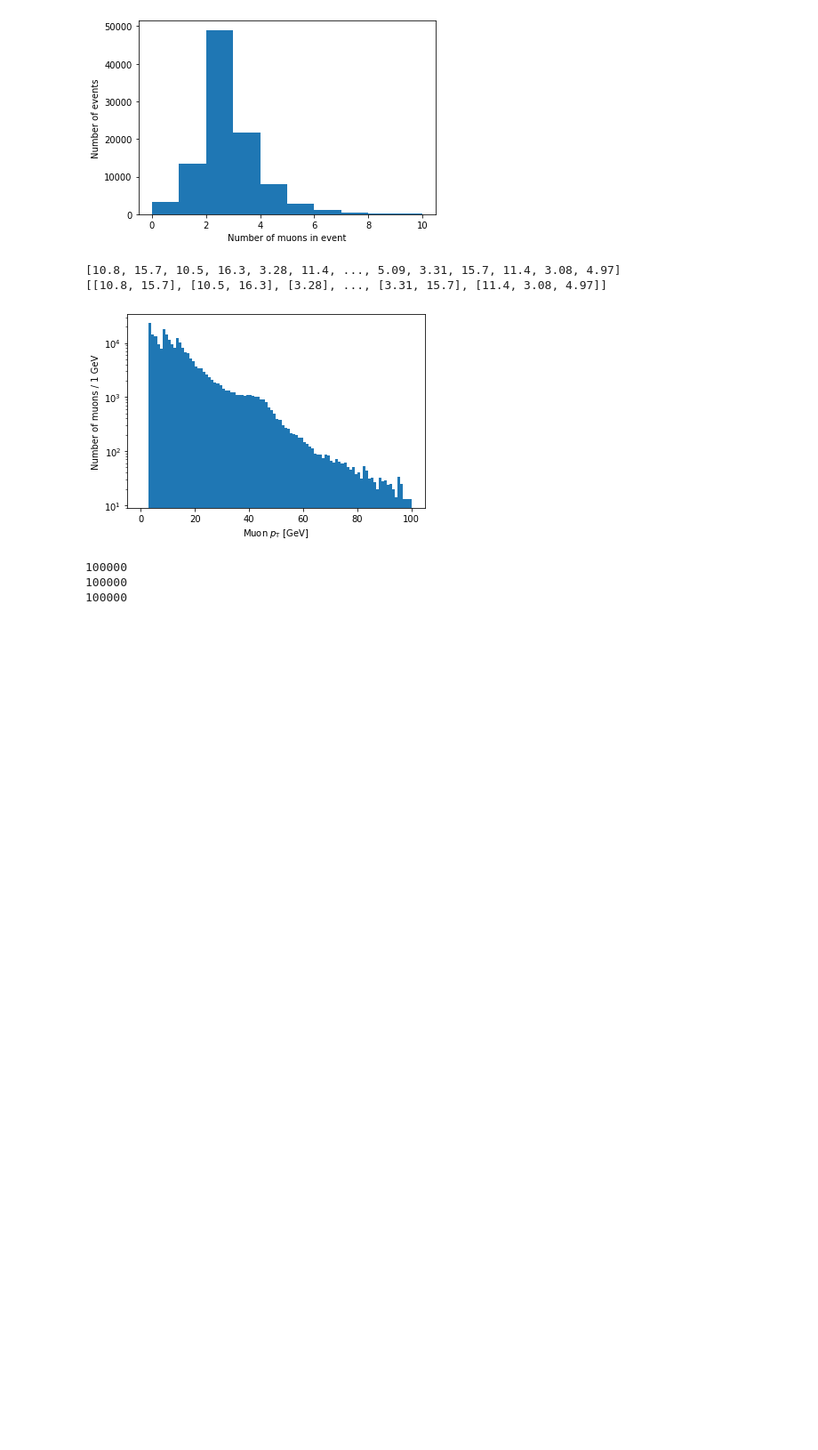
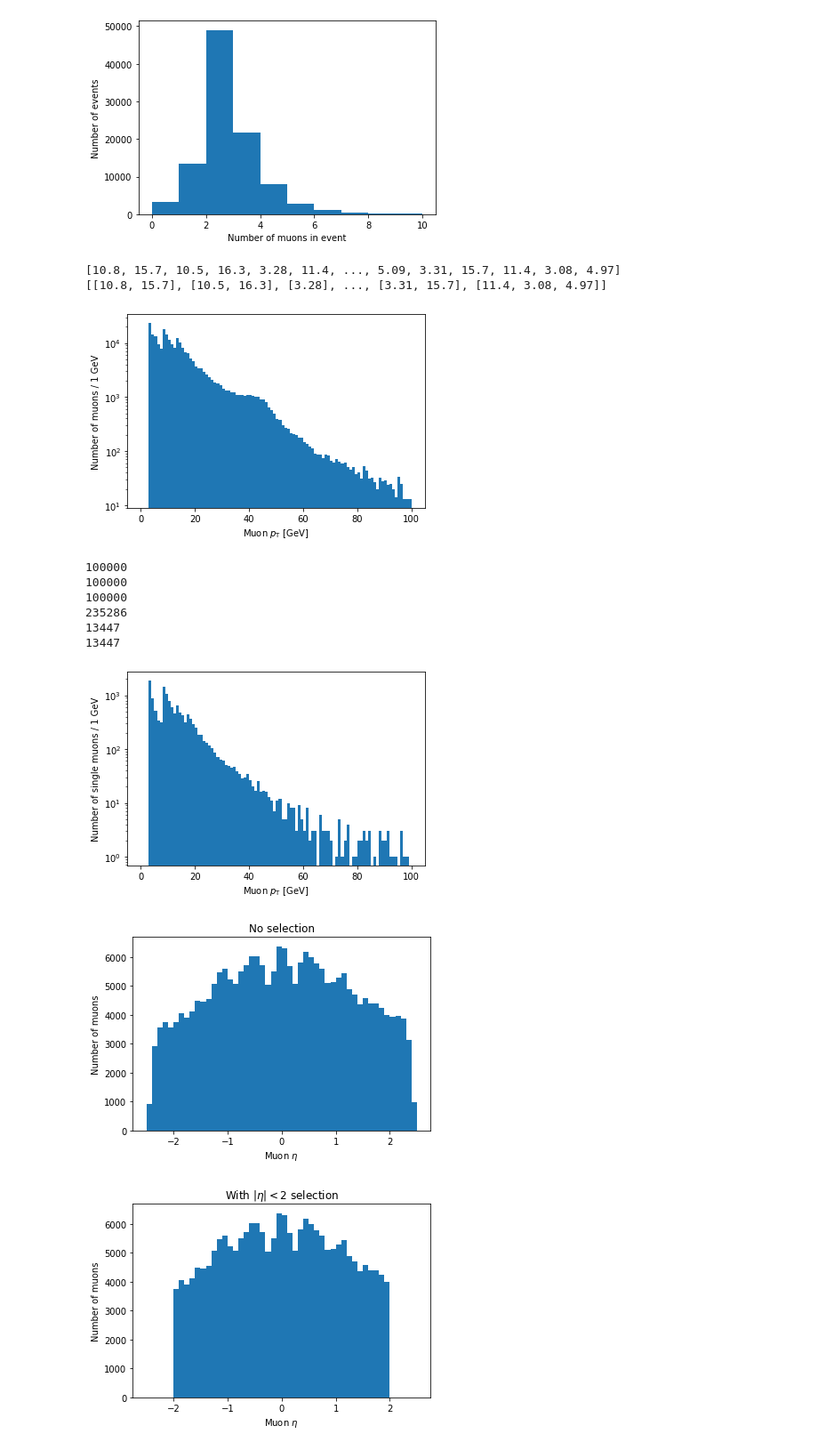
Before and after one commit to mghasemi19/TopFC, a Jupyter notebook: BDT_weight/uproot_tut.ipynb, the cells around one changed output. Shown at 89% size. Drawn from its saved outputs; the diff is of its cells as text; code cells hidden in the pictures; blank space fills up the shorter version.

```diff
--- a/BDT_weight/uproot_tut.ipynb
+++ b/BDT_weight/uproot_tut.ipynb
@@ -95,12 +96,43 @@ plt.show()
 [10.8, 15.7, 10.5, 16.3, 3.28, 11.4, ..., 5.09, 3.31, 15.7, 11.4, 3.08, 4.97]
 [[10.8, 15.7], [10.5, 16.3], [3.28], ..., [3.31, 15.7], [11.4, 3.08, 4.97]]
 [figure]
-# %%
-# Counting
-print(len(branches))
-print(len(branches['nMuon']))
-print(len(branches['Muon_pt']))  # or any of the other branches...)
-# %% [output]
-100000
-100000
-100000
+# %%
+# Counting with selections
+print(len(branches))
+print(len(branches['nMuon']))
+print(len(branches['Muon_pt']))  # or any of the other branches...)
+
+print(len(ak.flatten(branches['Muon_pt'])))
+
+single_muon_mask = branches['nMuon'] == 1
+print(np.sum(single_muon_mask))
+print(len(branches['Muon_pt'][single_muon_mask]))
+
+plt.hist(ak.flatten(branches['Muon_pt'][single_muon_mask]), bins=100, range=(0, 100))
+plt.xlabel('Muon $p_{\mathrm{T}}$ [GeV]')
+plt.ylabel('Number of single muons / 1 GeV')
+plt.yscale('log')
+plt.show()
+
+eta_mask = abs(branches['Muon_eta']) < 2
+plt.hist(ak.flatten(branches['Muon_eta']), bins=50, range=(-2.5, 2.5))
+plt.title('No selection')
+plt.xlabel('Muon $\eta$')
+plt.ylabel('Number of muons')
+plt.show()
+
+plt.hist(ak.flatten(branches['Muon_eta'][eta_mask]), bins=50, range=(-2.5, 2.5))
+plt.title('With $|\eta| < 2$ selection')
+plt.xlabel('Muon $\eta$')
+plt.ylabel('Number of muons')
+plt.show()
+# %% [output]
+100000
+100000
+100000
+235286
+13447
+13447
+[figure, added]
+[figure, added]
+[figure, added]
```
Also changed, not shown: parts of 10 cells of this notebook.
